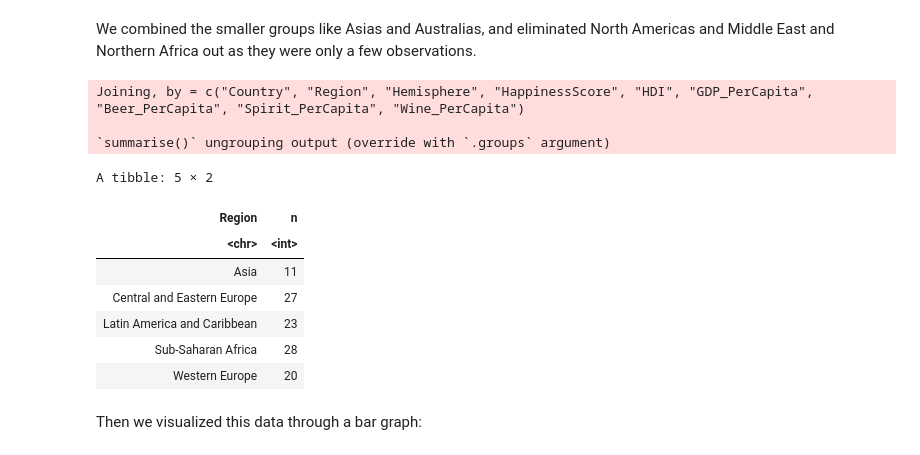
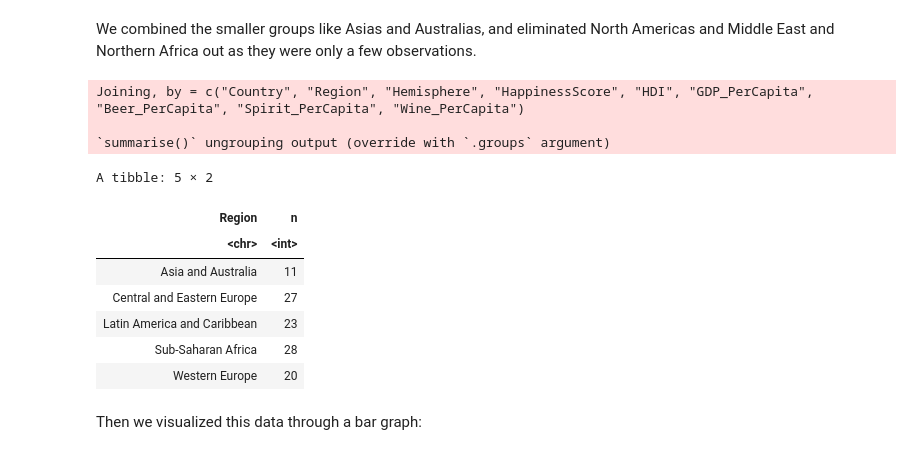
Before and after one commit to chloekim672/007-project-dsci-25-, a Jupyter notebook: dsciprojectfinal.ipynb, the cells around one changed output. Drawn from its saved outputs; the diff is of its cells as text; code cells hidden in the pictures.

```diff
--- a/dsciprojectfinal.ipynb
+++ b/dsciprojectfinal.ipynb
@@ -93,31 +93,31 @@ We combined the smaller groups like Asias and Australias, and eliminated North A
 # %%
 Region_asia <- alcohol_data %>%
             filter(Region == "Southeastern Asia" | Region == "Eastern Asia" | Region == "Australia and New Zealand") %>%
             rowwise() %>%
-            mutate(Region = "Asia")
+            mutate(Region = "Asia and Australia")
 
 alcohol_data_filtered <- alcohol_data %>%
             filter(Region == "Sub-Saharan Africa"| Region == "Latin America and Caribbean"|
                  Region == "Western Europe" | Region ==  "Central and Eastern Europe")
 
 
 
 alcohol_data_good <- full_join(Region_asia, alcohol_data_filtered)
 
 
 alcohol_data_count <-alcohol_data_good %>%
                     group_by(Region) %>%
                     summarize(n = n())
 
 alcohol_data_count
 # %% [output]
 Joining, by = c("Country", "Region", "Hemisphere", "HappinessScore", "HDI", "GDP_PerCapita", "Beer_PerCapita", "Spirit_PerCapita", "Wine_PerCapita")
 
 `summarise()` ungrouping output (override with `.groups` argument)
 A tibble: 5 × 2
 | Region | n |
 | <chr> | <int> |
-| Asia | 11 |
+| Asia and Australia | 11 |
 | Central and Eastern Europe | 27 |
 | Latin America and Caribbean | 23 |
 | Sub-Saharan Africa | 28 |
```
